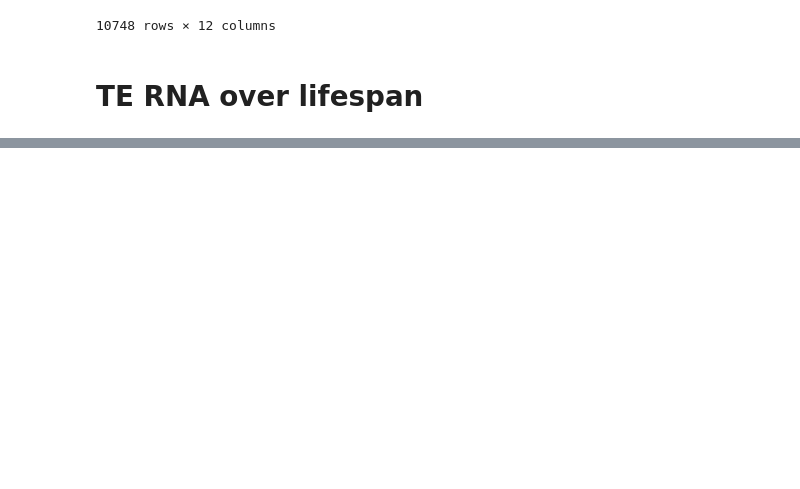
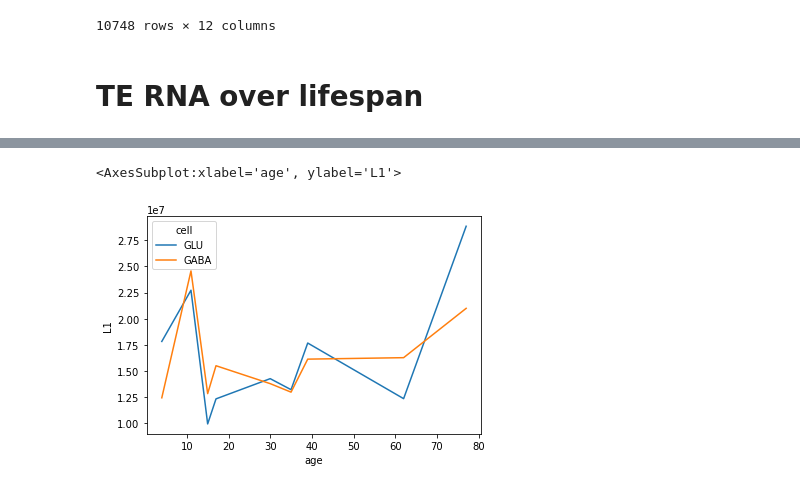
Before and after one commit to dmnburrows/line1_ageing, a Jupyter notebook: te_rna.ipynb, the cells around one changed output, grey strips where cells are left out. Cells and saved outputs as stored; diff of their text form; code cells hidden in the pictures; blank space fills up the shorter version.

```diff
--- a/te_rna.ipynb
+++ b/te_rna.ipynb
@@ -183,0 +201,8 @@ See the caveats in the documentation: https://pandas.pydata.org/pandas-docs/stab
+# %%
+tet_path = '/cndd3/dburrows/DATA/te/rna/tet_counts.subset.no_TSO/'
+
+
+# Map names onto age
+AGE = np.delete(np.asarray(male_GLU_df['AGEYEARS']),7)
+ID = np.delete(np.asarray(male_GLU_df['Sample ID']),7)
+ID,AGE
@@ -183,0 +213,20 @@ See the caveats in the documentation: https://pandas.pydata.org/pandas-docs/stab
+# %%
+#Store counts and metadata in dataframe
+cell_l = ['GLU', 'GABA']
+id_l = ID
+id_e, cell_e, L1_e, SI_e = [], [],[],[]
+#Loop through cell and ID
+for c in cell_l:
+    for i in id_l:
+        id_e = np.append(id_e,i)
+        cell_e = np.append(cell_e,c)
+        tet_df = pd.read_csv(tet_path + '/' + str(i) + '-' + c + '.cntTable', sep='\t')
+        tet_df = tet_df.rename(columns={'gene/TE': 'gene', tet_df.T.index[1]: 'counts'})
+        L1_e = np.append(L1_e,TE_sweep(tet_df, 'LINE'))
+        SI_e = np.append(SI_e,TE_sweep(tet_df, 'SINE'))
+
+te_c_df = pd.DataFrame({'Sample ID':id_e,'cell':cell_e,
+                        'age':np.hstack((AGE,AGE)),
+                        'L1': L1_e,
+                        'SINE': SI_e})
+te_c_df
@@ -183,0 +251,6 @@ See the caveats in the documentation: https://pandas.pydata.org/pandas-docs/stab
+# %%
+import seaborn as sns
+sns.lineplot(data=te_c_df, x="age", y="L1", hue="cell")
+# %% [output]
+<AxesSubplot:xlabel='age', ylabel='L1'>
+[figure, added]
```
Also changed, not shown: parts of 12 cells of this notebook, 11 other files.
